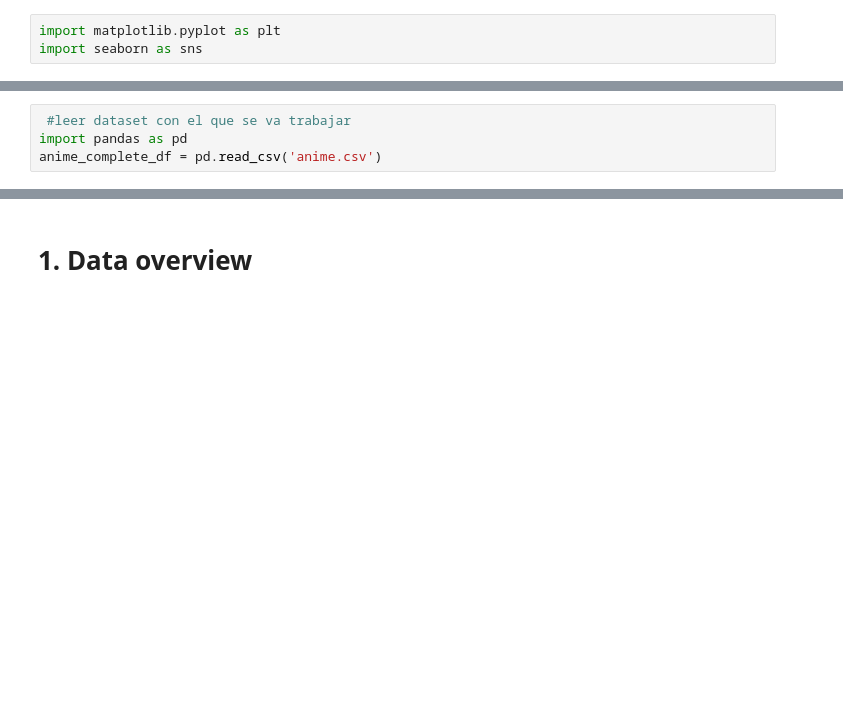
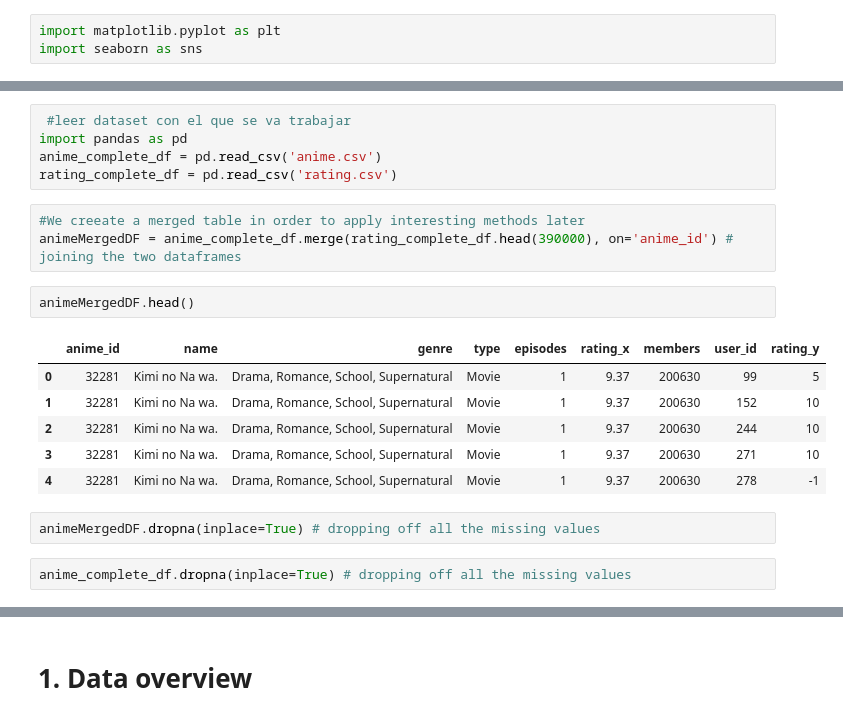
Before and after one commit to jalex3421/Anime-Recommendator, a Jupyter notebook: AnimeRecommendation.ipynb, the cells around one changed output, grey strips where cells are left out. Drawn from its saved outputs; the diff is of its cells as text; blank space fills up the shorter version.

```diff
--- a/AnimeRecommendation.ipynb
+++ b/AnimeRecommendation.ipynb
@@ -40,3 +48,20 @@ Saving anime.csv to anime.csv
  #leer dataset con el que se va trabajar
 import pandas as pd
 anime_complete_df = pd.read_csv('anime.csv')
+rating_complete_df = pd.read_csv('rating.csv')
+# %%
+#We creeate a merged table in order to apply interesting methods later
+animeMergedDF = anime_complete_df.merge(rating_complete_df.head(390000), on='anime_id') # joining the two dataframes
+# %%
+animeMergedDF.head()
+# %% [output]
+|  | anime_id | name | genre | type | episodes | rating_x | members | user_id | rating_y |
+| 0 | 32281 | Kimi no Na wa. | Drama, Romance, School, Supernatural | Movie | 1 | 9.37 | 200630 | 99 | 5 |
+| 1 | 32281 | Kimi no Na wa. | Drama, Romance, School, Supernatural | Movie | 1 | 9.37 | 200630 | 152 | 10 |
+| 2 | 32281 | Kimi no Na wa. | Drama, Romance, School, Supernatural | Movie | 1 | 9.37 | 200630 | 244 | 10 |
+| 3 | 32281 | Kimi no Na wa. | Drama, Romance, School, Supernatural | Movie | 1 | 9.37 | 200630 | 271 | 10 |
+| 4 | 32281 | Kimi no Na wa. | Drama, Romance, School, Supernatural | Movie | 1 | 9.37 | 200630 | 278 | -1 |
+# %%
+animeMergedDF.dropna(inplace=True) # dropping off all the missing values
+# %%
+anime_complete_df.dropna(inplace=True) # dropping off all the missing values
```
Also changed, not shown: parts of 22 cells of this notebook.
